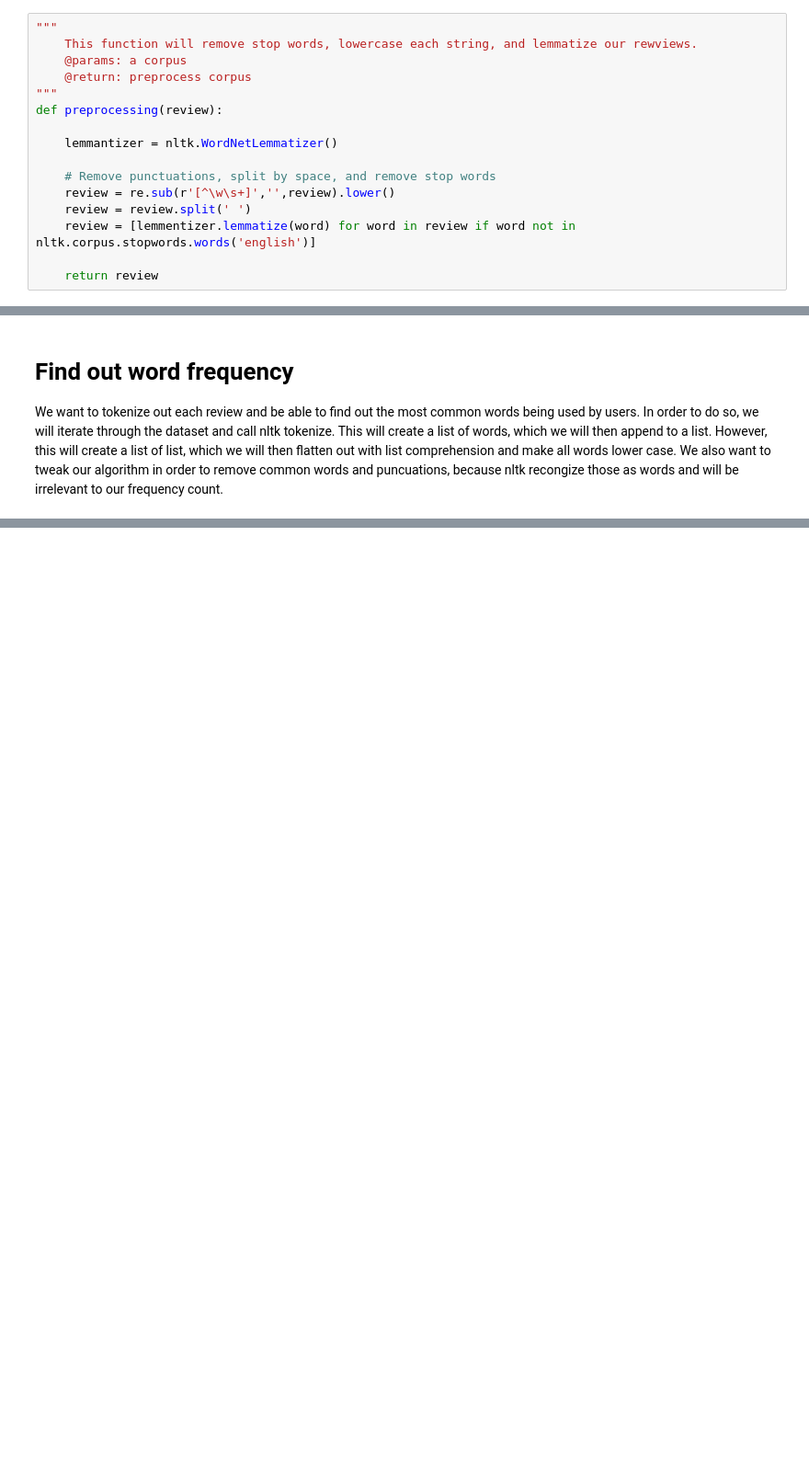
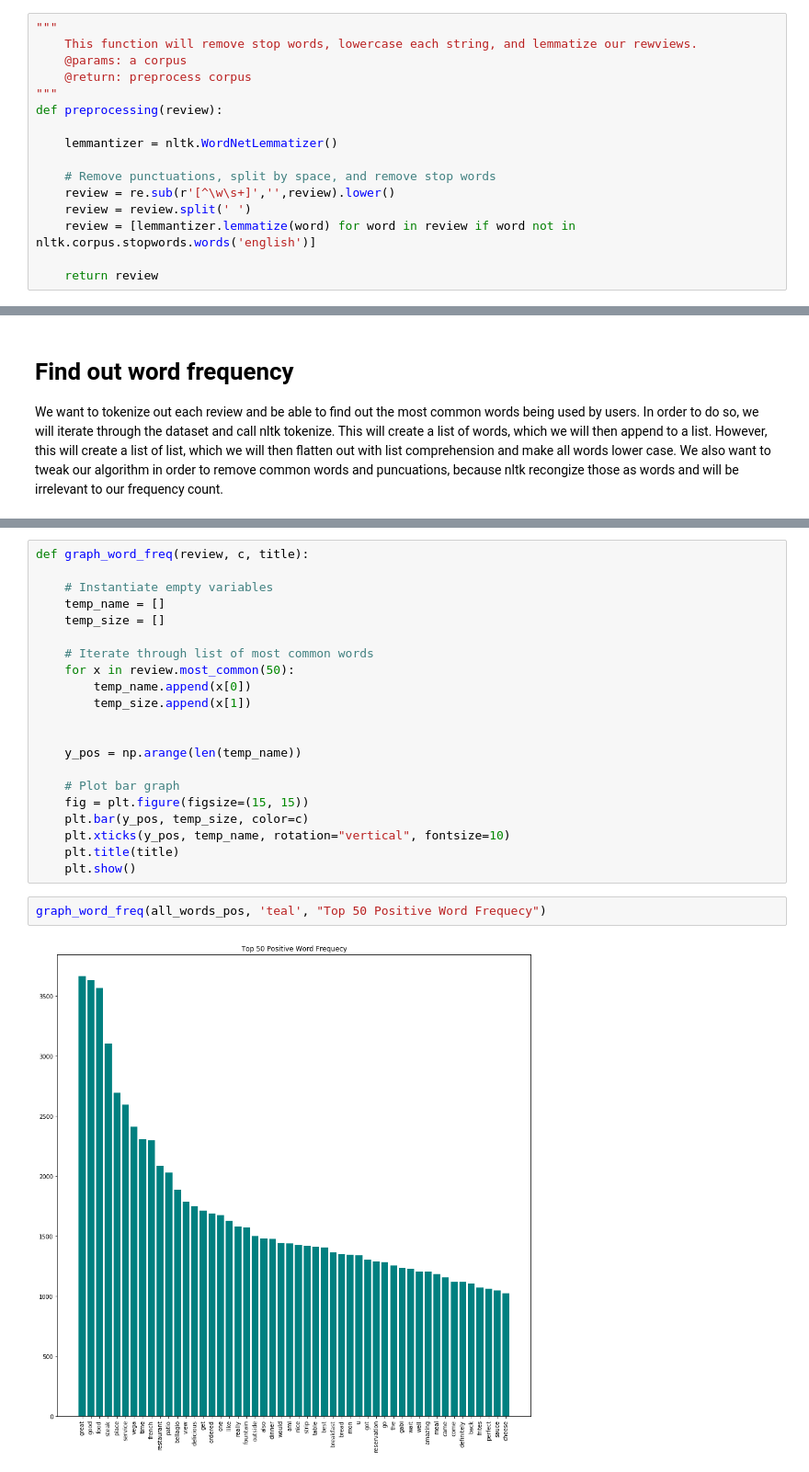
Before and after one commit to NathanNguyen345/Yelp-NLP, a Jupyter notebook: Yelp NLP.ipynb, the cells around one changed output, grey strips where cells are left out. Shown at 92% size. Cells and saved outputs as stored; diff of their text form; blank space fills up the shorter version.

```diff
--- a/Yelp NLP.ipynb
+++ b/Yelp NLP.ipynb
@@ -290,7 +290,7 @@ def preprocessing(review):
     # Remove punctuations, split by space, and remove stop words
     review = re.sub(r'[^\w\s+]','',review).lower()
     review = review.split(' ')
-    review = [lemmentizer.lemmatize(word) for word in review if word not in nltk.corpus.stopwords.words('english')]
+    review = [lemmantizer.lemmatize(word) for word in review if word not in nltk.corpus.stopwords.words('english')]
 
     return review
 # %%
@@ -403,2 +424,27 @@ print(all_words_neg.most_common(100))
 # %% [output]
 [('food', 1273), ('good', 1120), ('steak', 958), ('service', 762), ('place', 712), ('restaurant', 671), ('ordered', 658), ('like', 654), ('table', 636), ('u', 617), ('would', 615), ('french', 596), (' ...
+# %%
+def graph_word_freq(review, c, title):
+
+    # Instantiate empty variables
+    temp_name = []
+    temp_size = []
+
+    # Iterate through list of most common words
+    for x in review.most_common(50):
+        temp_name.append(x[0])
+        temp_size.append(x[1])
+
+
+    y_pos = np.arange(len(temp_name))
+
+    # Plot bar graph
+    fig = plt.figure(figsize=(15, 15))
+    plt.bar(y_pos, temp_size, color=c)
+    plt.xticks(y_pos, temp_name, rotation="vertical", fontsize=10)
+    plt.title(title)
+    plt.show()
+# %%
+graph_word_freq(all_words_pos, 'teal', "Top 50 Positive Word Frequecy")
+# %% [output]
+[figure, added]
```
Also changed, not shown: parts of 10 cells of this notebook.
